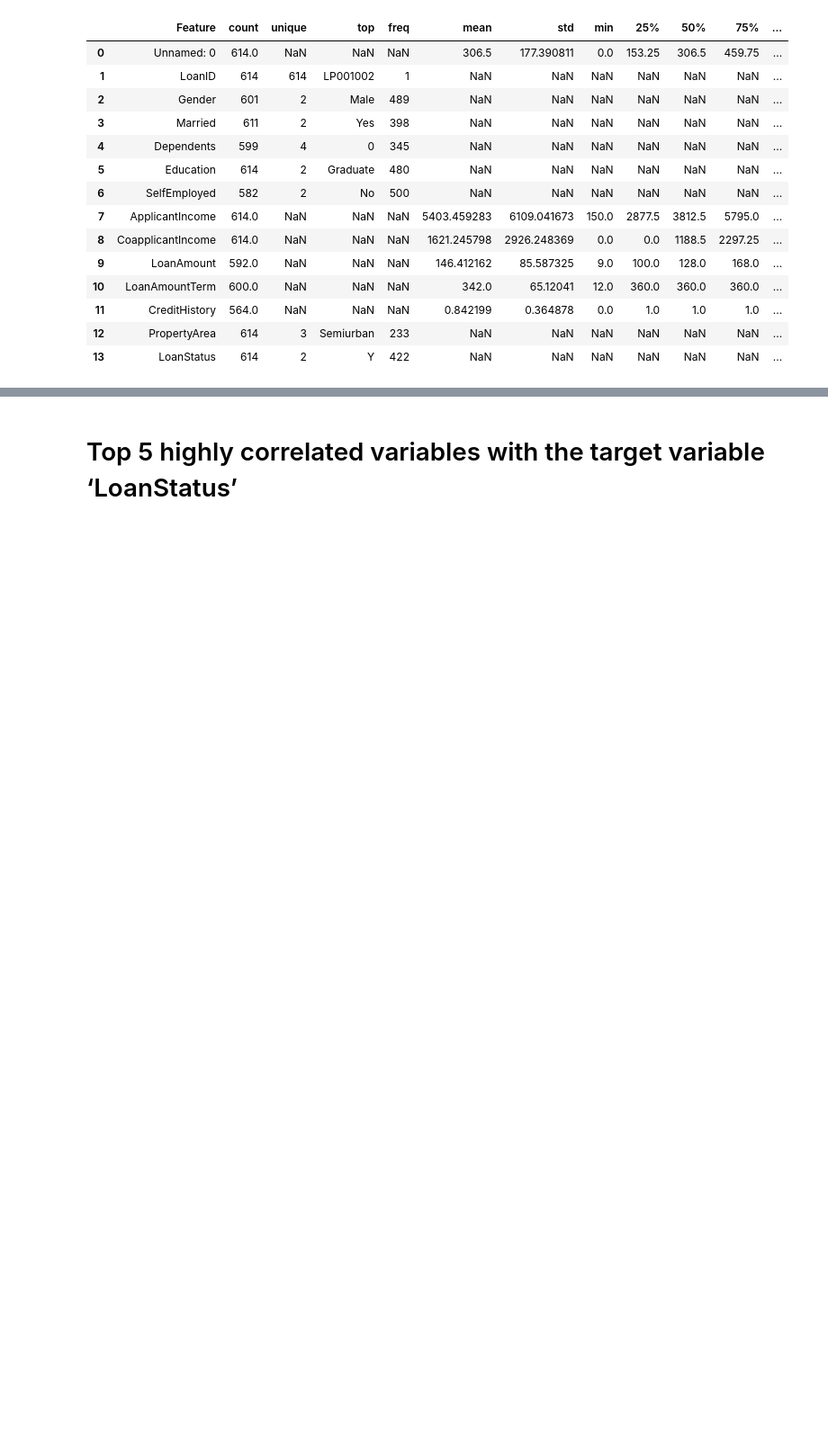
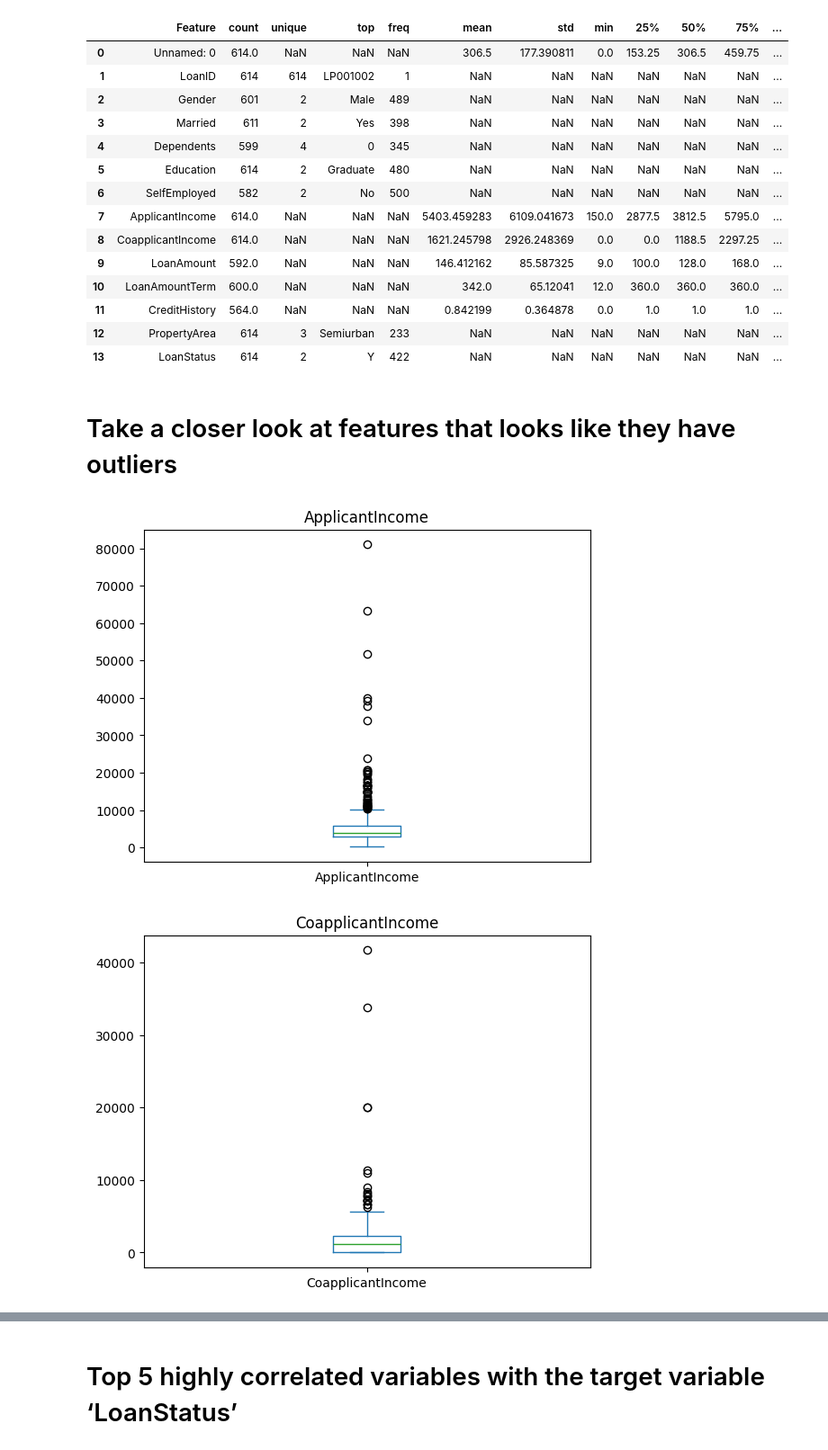
Before and after one commit to FarsanBaloo/Ensemble-Finance-Loan-Classification, a Jupyter notebook: main.ipynb, the cells around one changed output, grey strips where cells are left out. Shown at 90% size. Drawn from its saved outputs; the diff is of its cells as text; code cells hidden in the pictures; blank space fills up the shorter version.

```diff
--- a/main.ipynb
+++ b/main.ipynb
@@ -92,3 +93,14 @@ ABT_train
 | 11 | CreditHistory | 564.0 | NaN | NaN | NaN | 0.842199 | 0.364878 | 0.0 | 1.0 | 1.0 | 1.0 | ... |
 | 12 | PropertyArea | 614 | 3 | Semiurban | 233 | NaN | NaN | NaN | NaN | NaN | NaN | ... |
 | 13 | LoanStatus | 614 | 2 | Y | 422 | NaN | NaN | NaN | NaN | NaN | NaN | ... |
+# %% [markdown]
+# Take a closer look at features that looks like they have outliers
+# %%
+
+for col in ["ApplicantIncome","CoapplicantIncome","LoanAmount"]:
+    trainset[col].plot(kind="box")
+    plt.title(col)
+    plt.show()
+# %% [output]
+[figure, added]
+[figure, added]
```
Also changed, not shown: parts of 26 cells of this notebook, 3 other files.
